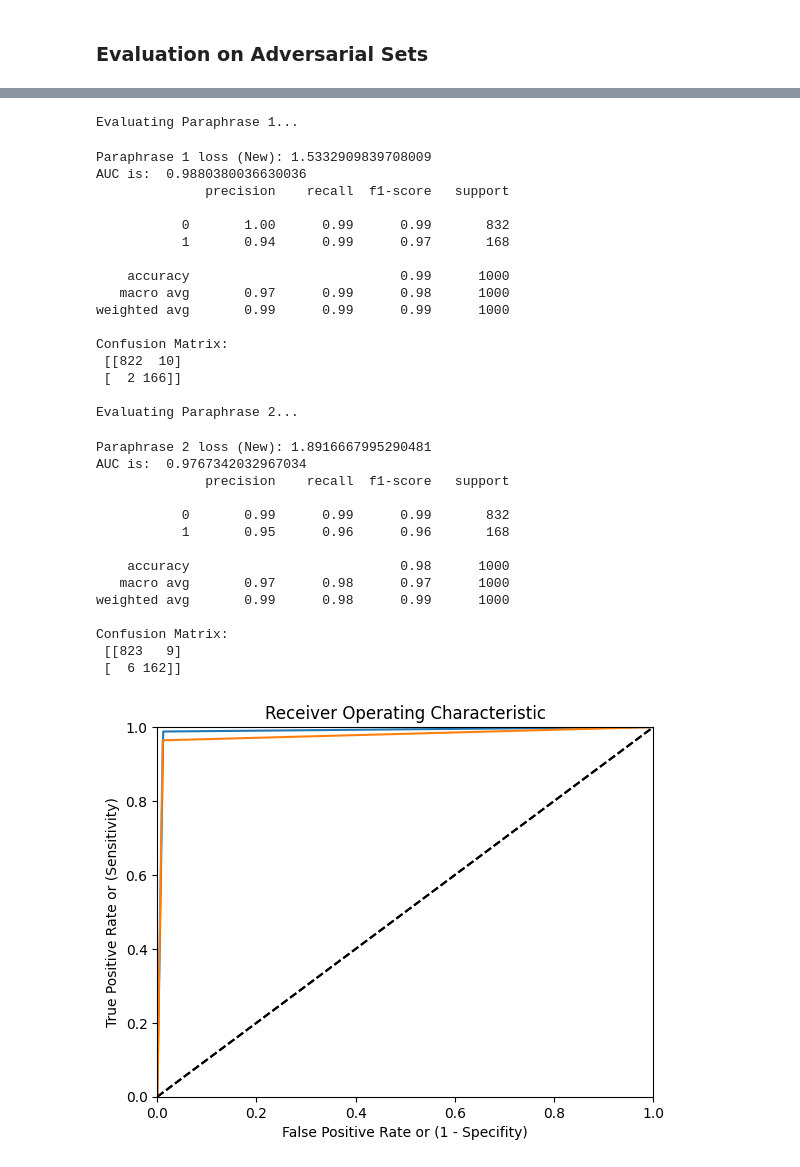
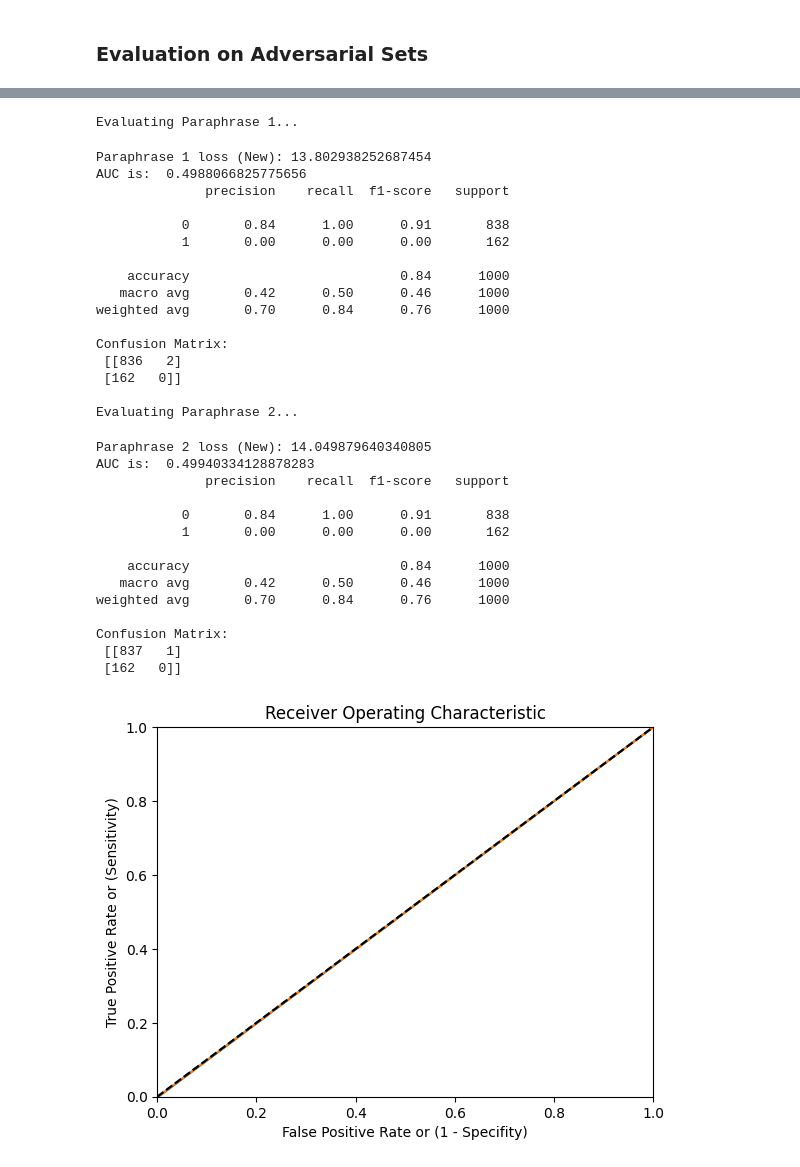
Before and after one commit to Yc1007942/cds_project, a Jupyter notebook: notebooks/adversarial_testing.ipynb, the cells around one changed output, grey strips where cells are left out. Drawn from its saved outputs; the diff is of its cells as text; code cells hidden in the pictures.

```diff
--- a/notebooks/adversarial_testing.ipynb
+++ b/notebooks/adversarial_testing.ipynb
@@ -135,4 +138,5 @@ def expand(text):
 from google.colab import drive
 drive.mount('/content/drive')
 DATA_DIR = "/content/drive/MyDrive/Colab Notebooks/data/cds"
+NEW_MODEL_PATH = f'{DATA_DIR}/saved_model/bert_classification_model_complete'
 # %% [output]
@@ -269,7 +268,8 @@ long_texts = [expand(t) for t in sample_texts]
 
 from transformers import BertTokenizer
 
-tokenizer = BertTokenizer.from_pretrained('bert-base-uncased')
+from transformers import AutoTokenizer
+tokenizer = AutoTokenizer.from_pretrained(NEW_MODEL_PATH)
 
 def tokenize_adv_text(texts, labels):
     input_ids = []
@@ -401,7 +401,6 @@ MODEL_FILE = f"{CHECKPOINT_DIR}/phase3_unfrozen_4.pt"
 # %%
 from transformers import AutoConfig, AutoModelForSequenceClassification
 
-model = AutoModelForSequenceClassification.from_pretrained("bert-base-uncased", num_labels=2)
-model.load_state_dict(torch.load(MODEL_FILE, weights_only=True))
+model = AutoModelForSequenceClassification.from_pretrained(NEW_MODEL_PATH)
 model.to(device)
 # %% [output]
@@ -742,45 +725,45 @@ Confusion Matrix:
 # %%
 print('Evaluating Paraphrase 1...')
-p1_loss_n, p1_preds_n, p1_labels_n = test_adv_texts(model_new, para1_loader, device)
+p1_loss_n, p1_preds_n, p1_labels_n = test_adv_texts(model, para1_loader, device)
 print('Paraphrase 1 loss (New):', p1_loss_n)
 evaluate_on_testing_set(p1_labels_n, p1_preds_n)
 
 print('\nEvaluating Paraphrase 2...')
-p2_loss_n, p2_preds_n, p2_labels_n = test_adv_texts(model_new, para2_loader, device)
+p2_loss_n, p2_preds_n, p2_labels_n = test_adv_texts(model, para2_loader, device)
 print('Paraphrase 2 loss (New):', p2_loss_n)
 evaluate_on_testing_set(p2_labels_n, p2_preds_n)
 # %% [output]
 Evaluating Paraphrase 1...
-Paraphrase 1 loss (New): 1.5332909839708009
-AUC is:  0.9880380036630036
+Paraphrase 1 loss (New): 13.802938252687454
+AUC is:  0.4988066825775656
               precision    recall  f1-score   support
 
-           0       1.00      0.99      0.99       832
-           1       0.94      0.99      0.97       168
+           0       0.84      1.00      0.91       838
+           1       0.00      0.00      0.00       162
 
-    accuracy                           0.99      1000
-   macro avg       0.97      0.99      0.98      1000
-weighted avg       0.99      0.99      0.99      1000
+    accuracy                           0.84      1000
+   macro avg       0.42      0.50      0.46      1000
+weighted avg       0.70      0.84      0.76      1000
 
 Confusion Matrix:
- [[822  10]
- [  2 166]]
+ [[836   2]
+ [162   0]]
 
 Evaluating Paraphrase 2...
-Paraphrase 2 loss (New): 1.8916667995290481
-AUC is:  0.9767342032967034
+Paraphrase 2 loss (New): 14.049879640340805
+AUC is:  0.49940334128878283
               precision    recall  f1-score   support
 
-           0       0.99      0.99      0.99       832
-           1       0.95      0.96      0.96       168
+           0       0.84      1.00      0.91       838
+           1       0.00      0.00      0.00       162
 
-    accuracy                           0.98      1000
-   macro avg       0.97      0.98      0.97      1000
-weighted avg       0.99      0.98      0.99      1000
+    accuracy                           0.84      1000
+   macro avg       0.42      0.50      0.46      1000
+weighted avg       0.70      0.84      0.76      1000
 
 Confusion Matrix:
- [[823   9]
- [  6 162]]
+ [[837   1]
+ [162   0]]
-[figure, old version]
+[figure, new version]
 # %%
 print('Evaluating Noise...')
```
Also changed, not shown: parts of 18 cells of this notebook, 5 other files.
